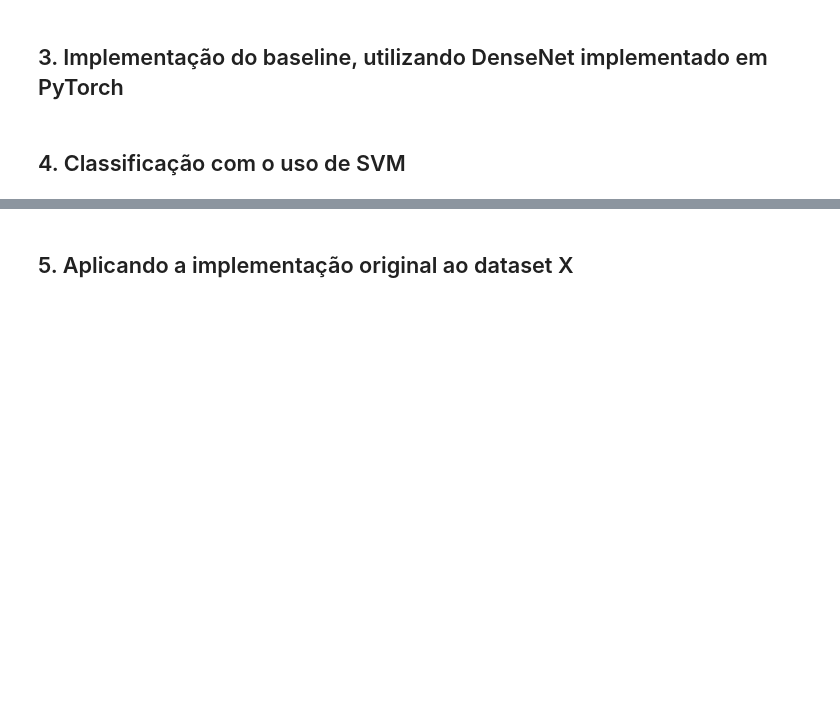
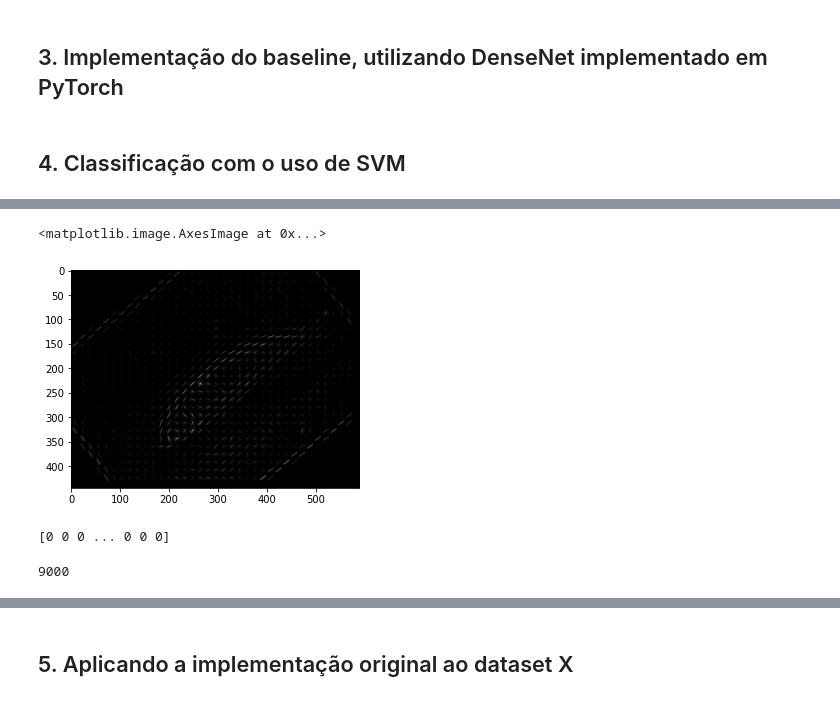
Before and after one commit to devwlad/intro-ml-classification, a Jupyter notebook: fml_final.ipynb, the cells around one changed output, grey strips where cells are left out. Drawn from its saved outputs; the diff is of its cells as text; code cells hidden in the pictures; blank space fills up the shorter version.

```diff
--- a/fml_final.ipynb
+++ b/fml_final.ipynb
@@ -263,0 +394,32 @@ plt.show()
+# %%
+# run HOG using our grayscale fish image
+hog_features, hog_image = hog(gray_fish,
+                              visualize=True,
+                              block_norm='L2-Hys',
+                              pixels_per_cell=(16, 16))
+
+plt.imshow(hog_image, cmap=mpl.cm.gray)
+# %% [output]
+<matplotlib.image.AxesImage at 0x...>
+[figure, added]
+# %%
+def create_features(img):
+    # flatten three channel color image
+    color_features = img.flatten()
+    # convert image to greyscale
+    gray_image = rgb2gray(img)
+    # get HOG features from grayscale image
+    hog_features = hog(gray_image, block_norm='L2-Hys', pixels_per_cell=(16, 16))
+    # combine color and hog features into a single array
+    flat_features = np.hstack(color_features)
+    return flat_features
+
+fish_features = create_features(fish)
+
+print(fish_features)
+# %% [output]
+[0 0 0 ... 0 0 0]
+# %%
+len(image_df)
+# %% [output]
+9000
```
Also changed, not shown: parts of 7 cells of this notebook.
